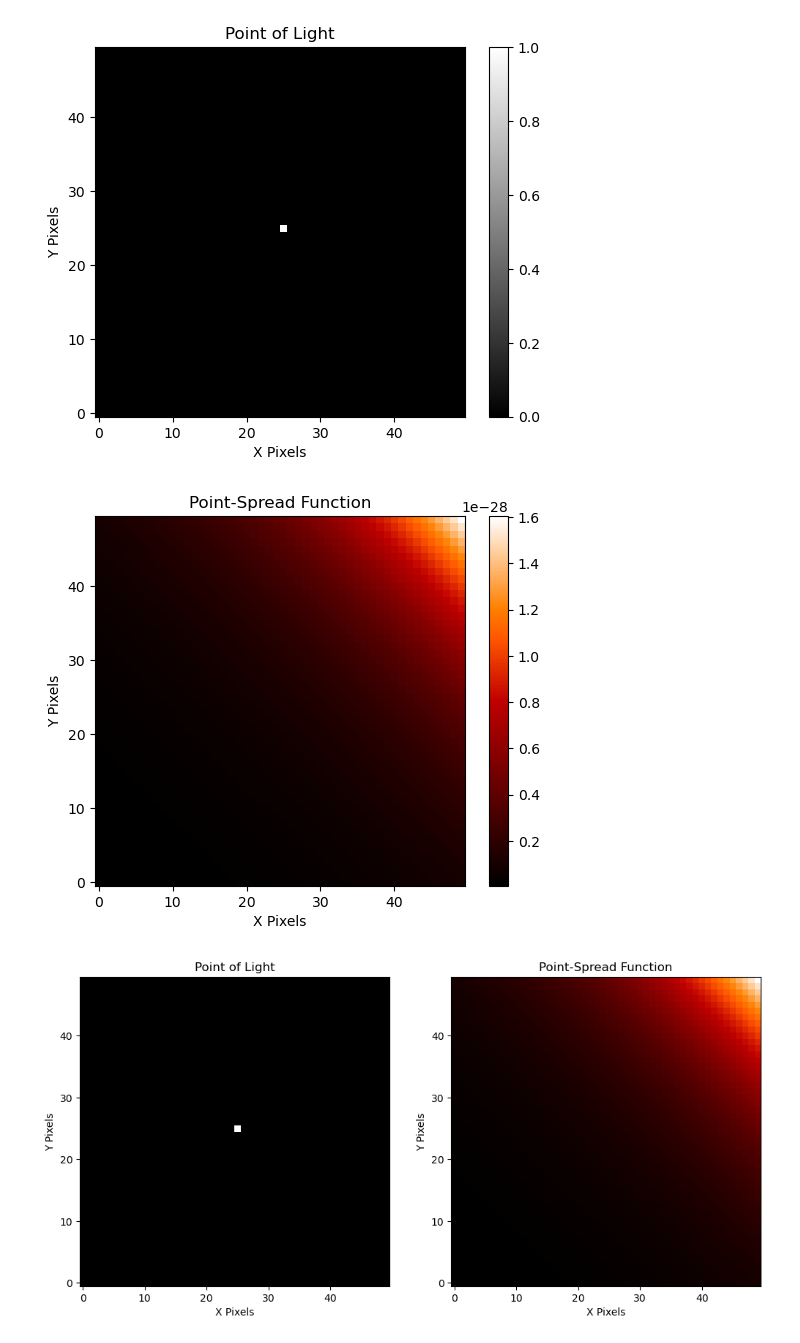
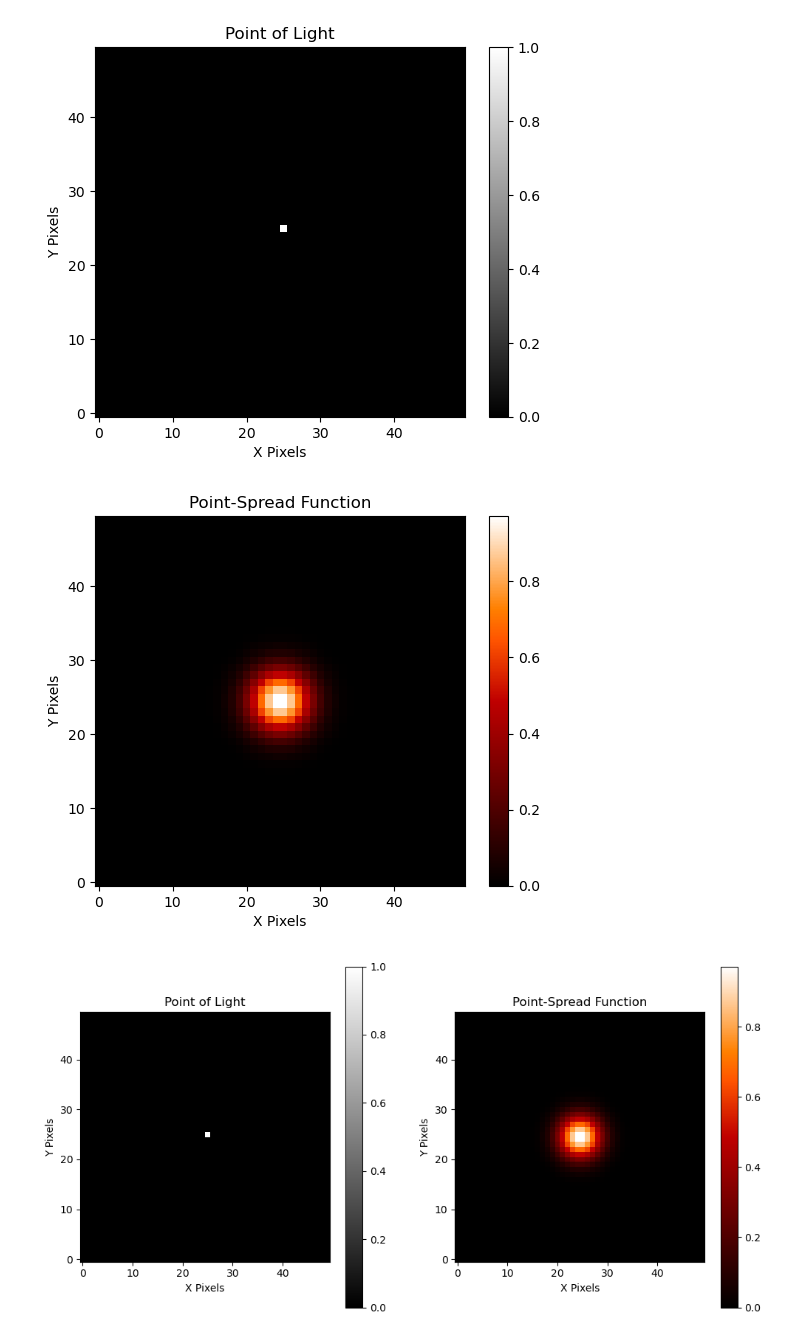
Before and after one commit to DeaconTCarreon/deacon_decal, a Jupyter notebook: homework10/homework10.ipynb, the cells around one changed output. Saved outputs shown, nothing was run; the diff lists cells and outputs as text; code cells hidden in the pictures.

```diff
--- a/homework10/homework10.ipynb
+++ b/homework10/homework10.ipynb
@@ -119,7 +133,7 @@ plt.show()
 # %%
 #3
 
-x_new = np.linspace(0, 1)
+x_new = np.linspace(0, 50)
 y_new = x_new
 x_new, y_new = np.meshgrid(x_new, y_new)
 
@@ -136,34 +150,36 @@ plt.show()
 # %% [output]
 [figure]
 # %%
-def PSF(x, y, A, sig, x0, y0):
-    return A*np.e**(-1*(((x-x0)**2)+((y-y0)**2))/(2*(sig**2)))
+def PSF(x, y, A, sigma, x0, y0):
+    return A * np.exp(-((x-x0)**2 / (2*sigma**2)) - ((y-y0)**2/ (2*sigma**2)))
+    #return A*np.e**(-1*(((x-x0)**2)+((y-y0)**2))/(2*(sig**2)))
 
-PSF = PSF(x_new, y_new, 1.0, 3, 25, 25)
+p = PSF(x_new, y_new, 1, 3, 25, 25)
 
 plt.figure()
-plt.imshow(PSF, cmap='gist_heat', origin='lower')
+plt.imshow(p, cmap='gist_heat', origin='lower')
 plt.xlabel('X Pixels')
 plt.ylabel('Y Pixels')
 plt.title('Point-Spread Function')
 plt.colorbar()
 plt.show()
 # %% [output]
-[figure, old version]
+[figure, new version]
 # %%
 fig, (axe1, axe2) = plt.subplots(1,2, figsize=(12,6))
 
-axe1.imshow(darkness, cmap='gist_gray', origin='lower')
+j=axe1.imshow(darkness, cmap='gist_gray', origin='lower')
 axe1.set_xlabel('X Pixels')
 axe1.set_ylabel('Y Pixels')
 axe1.set_title('Point of Light')
-axe2.imshow(PSF, cmap='gist_heat', origin='lower')
+i=axe2.imshow(p, cmap='gist_heat', origin='lower')
 axe2.set_xlabel('X Pixels')
 axe2.set_ylabel('Y Pixels')
 axe2.set_title('Point-Spread Function')
 
-# pcm = ax.pcolormesh(np.random.random((20, 20)) * (1 + 1), cmap=cmaps[1])
-# fig.colorbar(pcm, ax=axe1[:, 1])
+plt.colorbar(i)
+plt.colorbar(j)
+
 plt.show()
 # %% [output]
-[figure, old version]
+[figure, new version]
```
Also changed, not shown: parts of 3 cells of this notebook.
